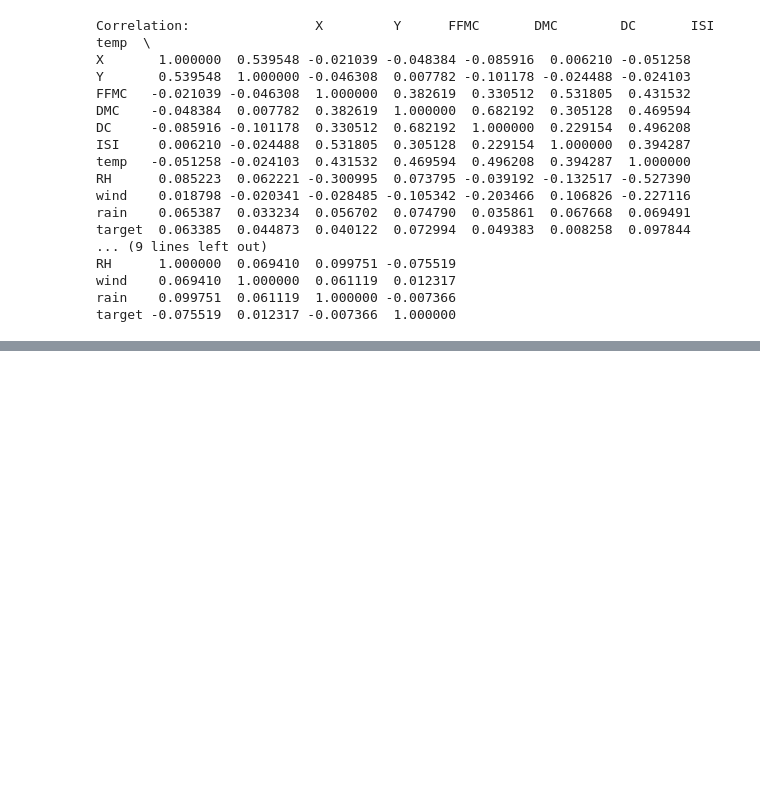
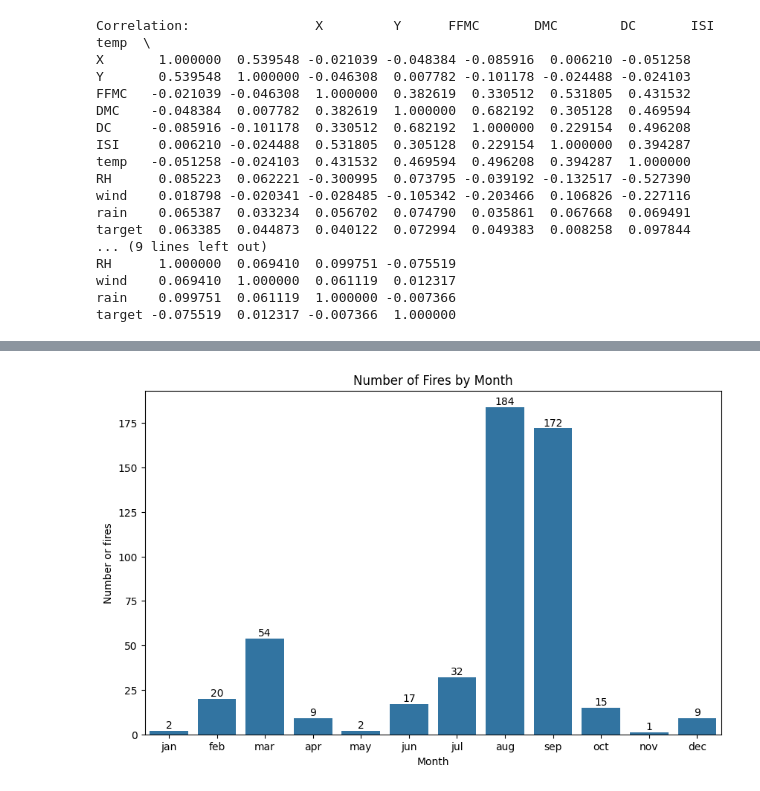
Before and after one commit to diegogerwig/TheBridge_DataScience, a Jupyter notebook: _Exercices/Exer_1_Core/Ex_07_01_Regression/regression_forest_fires.ipynb, the cells around one changed output, grey strips where cells are left out. Saved outputs shown, nothing was run; the diff lists cells and outputs as text; code cells hidden in the pictures; blank space fills up the shorter version.

Commit message:
WIP forest_fires

```diff
--- a/_Exercices/Exer_1_Core/Ex_07_01_Regression/regression_forest_fires.ipynb
+++ b/_Exercices/Exer_1_Core/Ex_07_01_Regression/regression_forest_fires.ipynb
@@ -233,0 +262,8 @@ plt.show()
+# %%
+month_order = ["jan", "feb", "mar", "apr", "may", "jun",
+               "jul", "aug", "sep", "oct", "nov", "dec"]
+
+df['month'] = pd.Categorical(df['month'], categories=month_order, ordered=True)
+
+month_counts = df['month'].value_counts().sort_index()
+month_counts
@@ -233,0 +285,13 @@ plt.show()
+# %%
+plt.figure(figsize=(10, 6))
+sns.barplot(x=month_counts.index, y=month_counts.values, order=month_order)
+plt.xlabel('Month')
+plt.ylabel('Number or fires')
+plt.title('Number of Fires by Month')
+
+for i, v in enumerate(month_counts.values):
+    plt.text(i, v + 0.2, str(v), ha='center', va='bottom', fontsize=10)
+
+plt.show()
+# %% [output]
+[figure, added]
```
Also changed, not shown: parts of 15 cells of this notebook.
